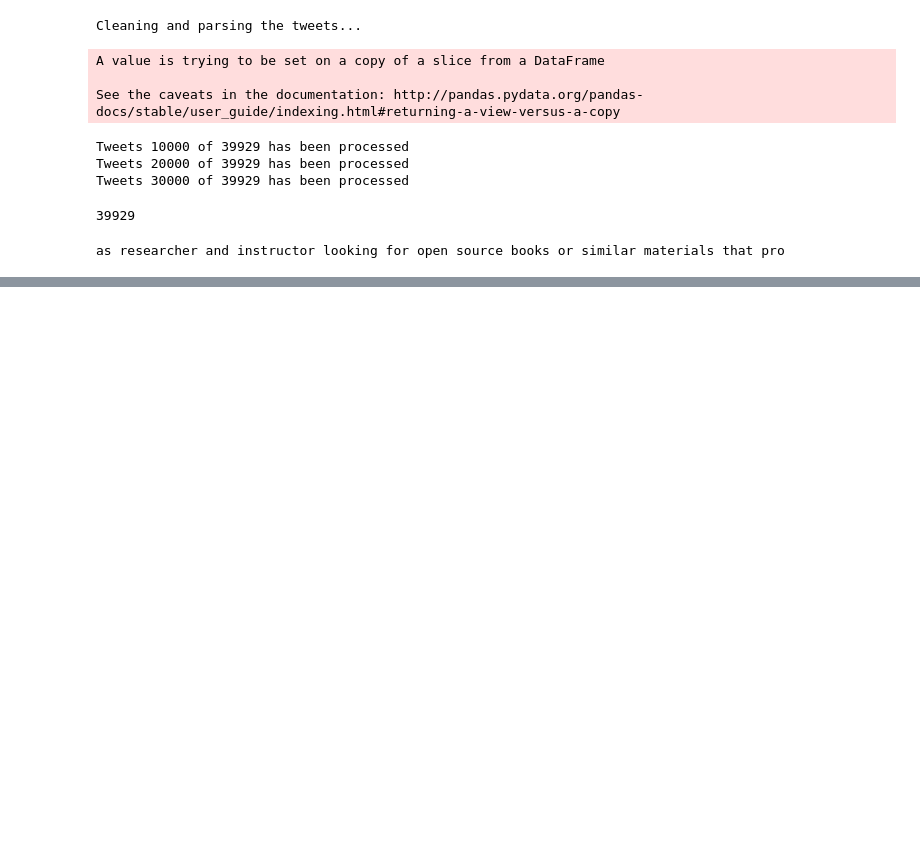
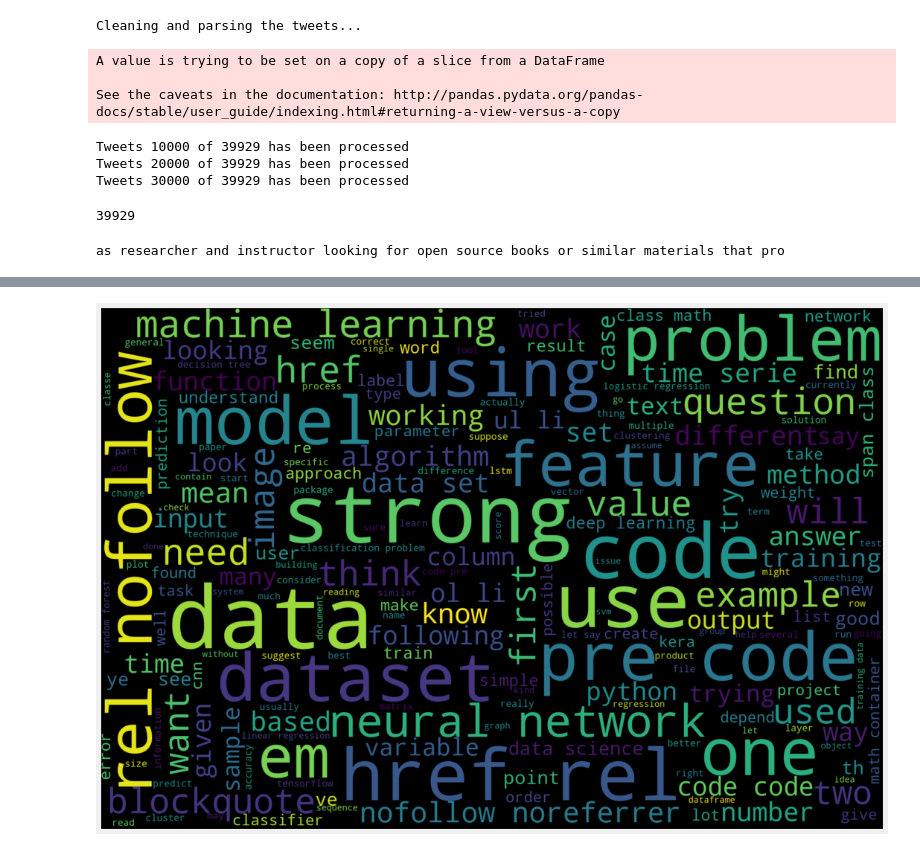
Before and after one commit to jonhealy1/stack_exchange_data_science, a Jupyter notebook: stack_data_science_text.ipynb, the cells around one changed output, grey strips where cells are left out. Drawn from its saved outputs; the diff is of its cells as text; code cells hidden in the pictures; blank space fills up the shorter version.

```diff
--- a/stack_data_science_text.ipynb
+++ b/stack_data_science_text.ipynb
@@ -118,0 +129,21 @@ my_df.head()
+# %%
+import matplotlib.pyplot as plt
+plt.style.use('fivethirtyeight')
+from wordcloud import WordCloud, STOPWORDS, ImageColorGenerator
+
+all_tweets = my_df[]
+all_string = []
+for t in all_tweets.text:
+    all_string.append(t)
+all_string = pd.Series(all_string).str.cat(sep=' ')
+from wordcloud import WordCloud
+stopwords = set(STOPWORDS)
+stopwords.update(["drink", "now", "wine", "flavor", "flavors"])
+#stopping=["do","not"]
+wordcloud = WordCloud(stopwords=stopwords, width=1800, height=1200,max_font_size=200).generate(all_string)
+plt.figure(figsize=(18,12))
+plt.imshow(wordcloud, interpolation="bilinear")
+plt.axis("off")
+plt.show()
+# %% [output]
+[figure, added]
```
Also changed, not shown: parts of 4 cells of this notebook, 5 other files.
